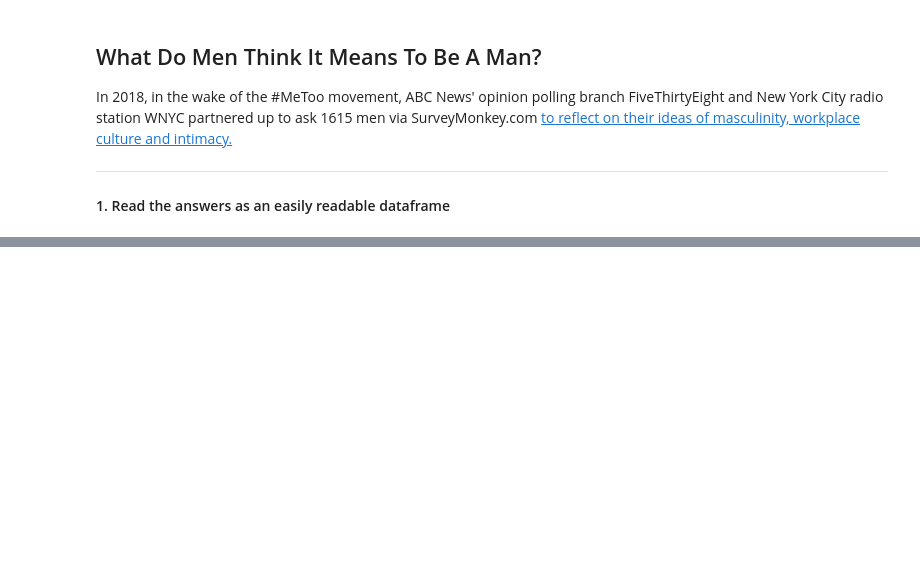
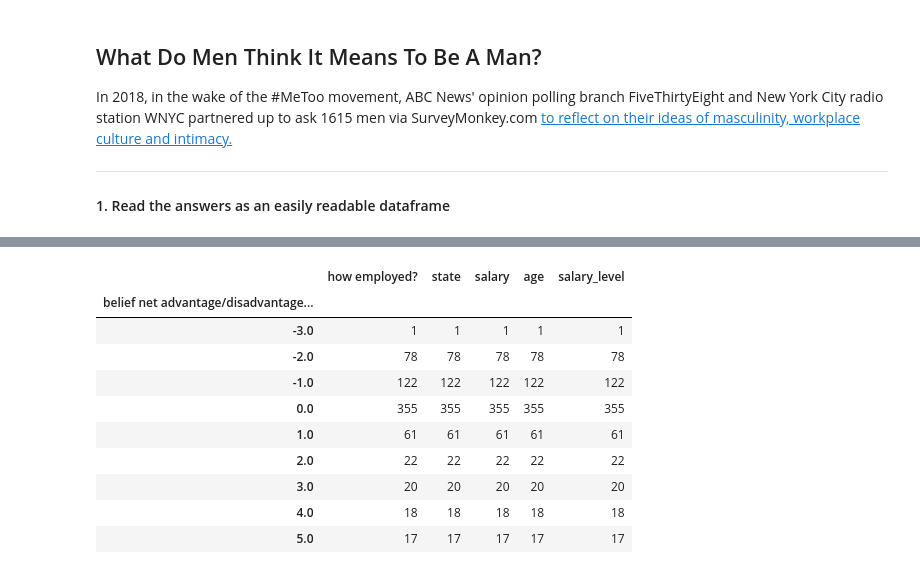
Before and after one commit to fraserrbarclay/Python-Data-Practicals, a Jupyter notebook: project/masculinity.ipynb, the cells around one changed output, grey strips where cells are left out. Cells and saved outputs as stored; diff of their text form; code cells hidden in the pictures; blank space fills up the shorter version.

```diff
--- a/project/masculinity.ipynb
+++ b/project/masculinity.ipynb
@@ -269,4 +214,0 @@ df[i] = df[i].where(df[i].isna(), 4)
-# %%
-for i in df.columns:
-  if 4 not in df[i].tolist():
-    print(i)
@@ -291,15 +214,0 @@ age
-# %%
-def normalise_column(df,column):
-
-  for i in df[column].unique():
-    print(df[column].unique())
-    importance = input('points')
-    df.loc[df[column] == i , [column]] = importance
-  return df
-
-for i in df.columns[0:2]:
-  if not any(str(val).count('4') > 0 for val in df[i]):
-    normalise_column(df,i)
-normalise_column(df,'often sexual with men?')
-normalise_column(df,'Dating: Do you pay?')
-normalise_column(df,'Dating: Do you pay?')
@@ -338,0 +215,5 @@ normalise_yn(df)
+# %%
+for i in df['salary'].unique():
+    print(i)
+    importance = float(input('points'))
+    df.loc[df['salary'] == i , ['salary_level']] = importance
@@ -338,0 +241,16 @@ normalise_yn(df)
+# %%
+df = df.sort_values(by=['salary_level','age','state'])
+# %%
+df.groupby('belief net advantage/disadvantage for men').count()
+# %% [output]
+|  | how employed? | state | salary | age | salary_level |
+| belief net advantage/disadvantage... |  |  |  |  |  |
+| -3.0 | 1 | 1 | 1 | 1 | 1 |
+| -2.0 | 78 | 78 | 78 | 78 | 78 |
+| -1.0 | 122 | 122 | 122 | 122 | 122 |
+| 0.0 | 355 | 355 | 355 | 355 | 355 |
+| 1.0 | 61 | 61 | 61 | 61 | 61 |
+| 2.0 | 22 | 22 | 22 | 22 | 22 |
+| 3.0 | 20 | 20 | 20 | 20 | 20 |
+| 4.0 | 18 | 18 | 18 | 18 | 18 |
+| 5.0 | 17 | 17 | 17 | 17 | 17 |
```
Also changed, not shown: parts of 28 cells of this notebook.
